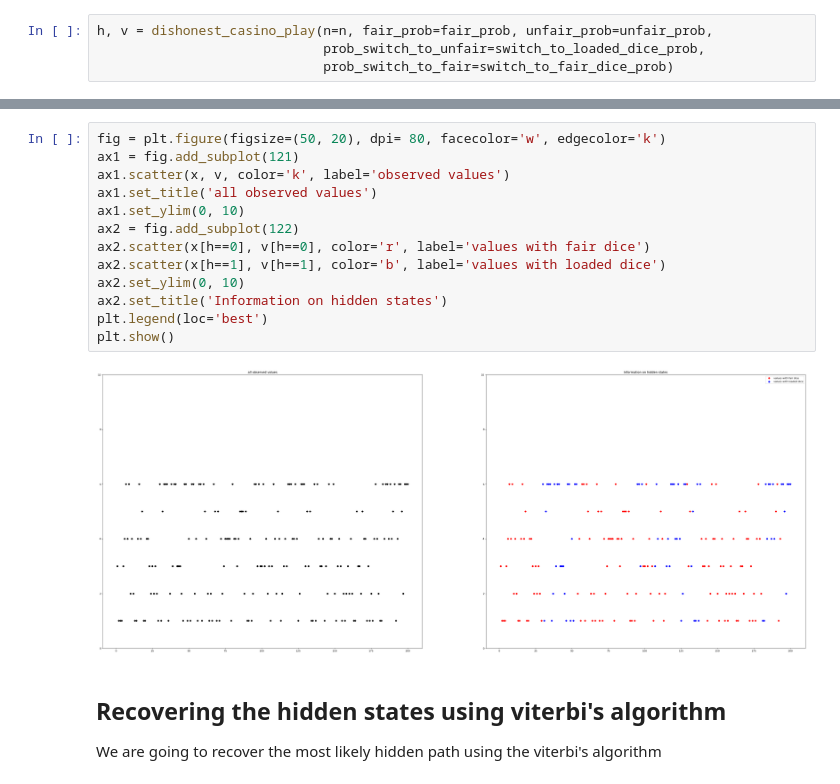
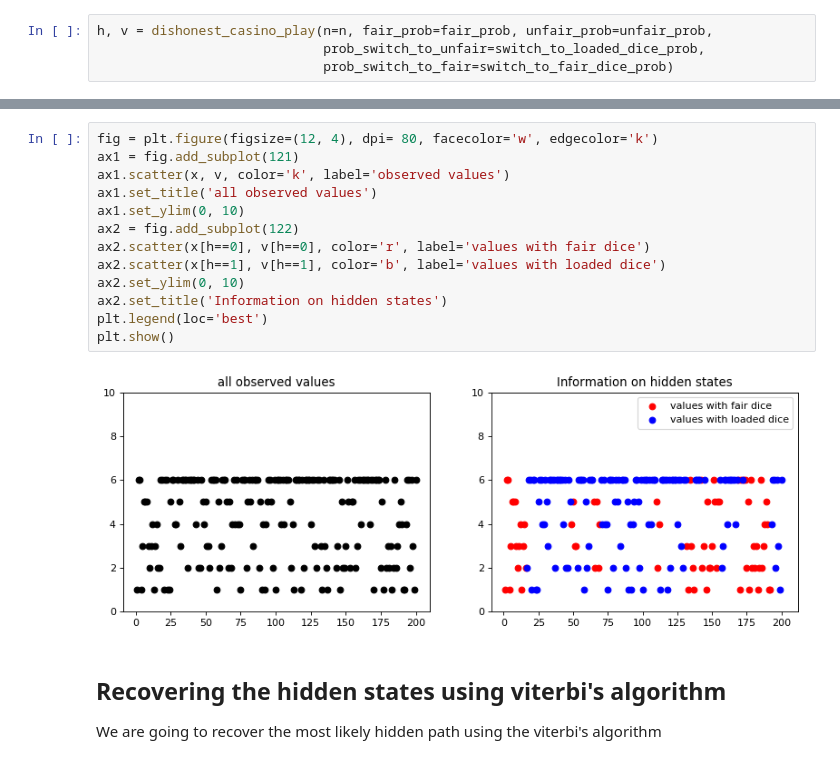
Before and after one commit to willyrv/projet2MIC, a Jupyter notebook: Notebooks/WR-playing_dishonest_casino.ipynb, the cells around one changed output, grey strips where cells are left out. Saved outputs shown, nothing was run; the diff lists cells and outputs as text.

```diff
--- a/Notebooks/WR-playing_dishonest_casino.ipynb
+++ b/Notebooks/WR-playing_dishonest_casino.ipynb
@@ -54,18 +54,18 @@ plt.show()
 # %%
-fig = plt.figure(figsize=(50, 20), dpi= 80, facecolor='w', edgecolor='k')
+fig = plt.figure(figsize=(12, 4), dpi= 80, facecolor='w', edgecolor='k')
 ax1 = fig.add_subplot(121)
 ax1.scatter(x, v, color='k', label='observed values')
 ax1.set_title('all observed values')
 ax1.set_ylim(0, 10)
 ax2 = fig.add_subplot(122)
 ax2.scatter(x[h==0], v[h==0], color='r', label='values with fair dice')
 ax2.scatter(x[h==1], v[h==1], color='b', label='values with loaded dice')
 ax2.set_ylim(0, 10)
 ax2.set_title('Information on hidden states')
 plt.legend(loc='best')
 plt.show()
 # %% [output]
-[figure, old version]
+[figure, new version]
 # %% [markdown]
 ## Recovering the hidden states using viterbi's algorithm
 
```
Also changed, not shown: parts of 3 cells of this notebook, 2 other files.
